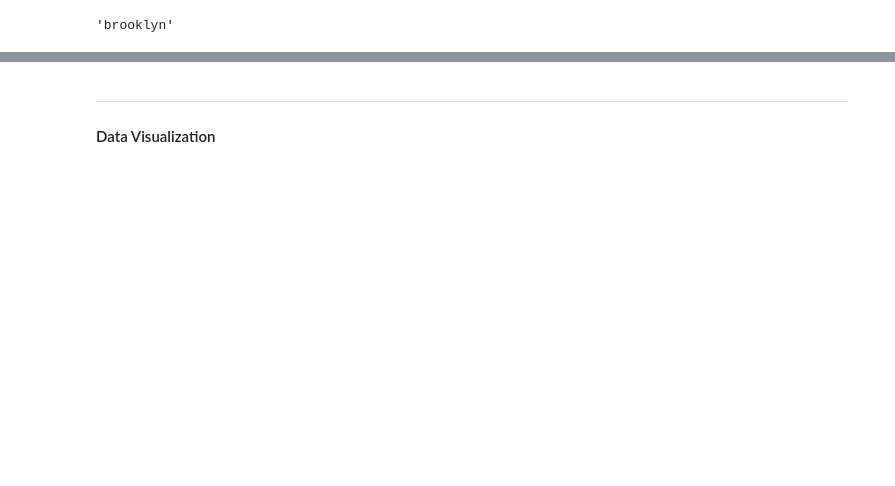
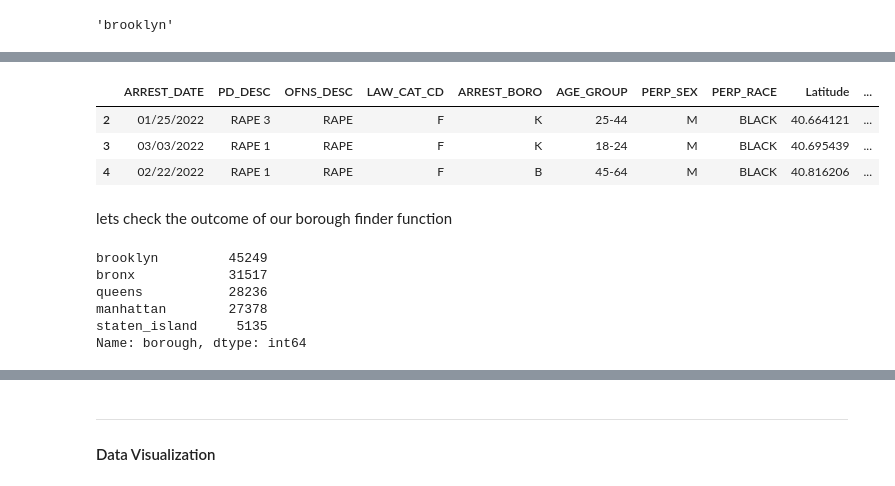
Before and after one commit to ChrisSpescha/Clustering_NYC_Neighborhoods, a Jupyter notebook: data_preparation.ipynb, the cells around one changed output, grey strips where cells are left out. Saved outputs shown, nothing was run; the diff lists cells and outputs as text; code cells hidden in the pictures; blank space fills up the shorter version.

Commit message:
Applied borough_finder function to arrest_df, and brainstormed ideas for further EDA and Feature Engineering prior to modeling steps

```diff
--- a/data_preparation.ipynb
+++ b/data_preparation.ipynb
@@ -221,2 +217,2 @@ arrest_df.shape
 # %%
-arrest_df[['Latitude', 'Longitude']].apply(lambda x: borough_finder())
+arrest_df['borough'] = arrest_df.apply(lambda x: borough_finder(x.Latitude, x.Longitude), axis=1)
@@ -234,0 +219,18 @@ arrest_df[['Latitude', 'Longitude']].apply(lambda x: borough_finder())
+# %%
+arrest_df.head(3)
+# %% [output]
+|  | ARREST_DATE | PD_DESC | OFNS_DESC | LAW_CAT_CD | ARREST_BORO | AGE_GROUP | PERP_SEX | PERP_RACE | Latitude | ... |
+| 2 | 01/25/2022 | RAPE 3 | RAPE | F | K | 25-44 | M | BLACK | 40.664121 | ... |
+| 3 | 03/03/2022 | RAPE 1 | RAPE | F | K | 18-24 | M | BLACK | 40.695439 | ... |
+| 4 | 02/22/2022 | RAPE 1 | RAPE | F | B | 45-64 | M | BLACK | 40.816206 | ... |
+# %% [markdown]
+lets check the outcome of our borough finder function
+# %%
+arrest_df.borough.value_counts()
+# %% [output]
+brooklyn         45249
+bronx            31517
+queens           28236
+manhattan        27378
+staten_island     5135
+Name: borough, dtype: int64
```
Also changed, not shown: parts of 7 cells of this notebook.
